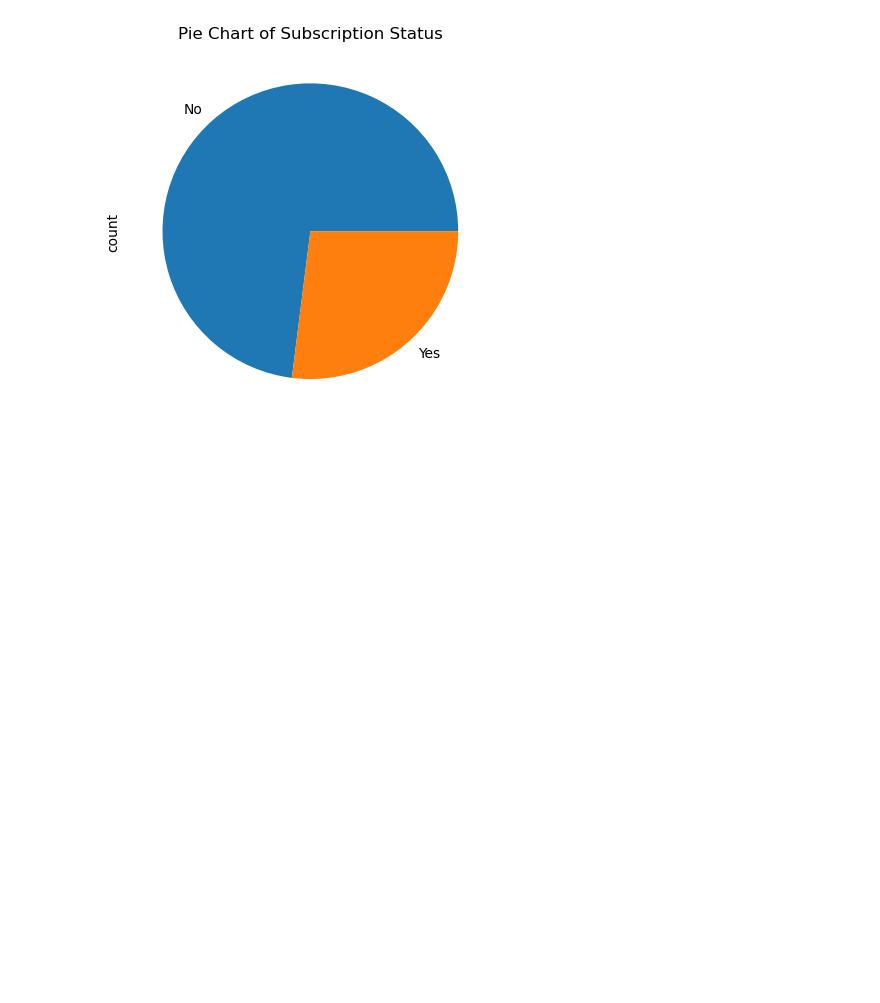
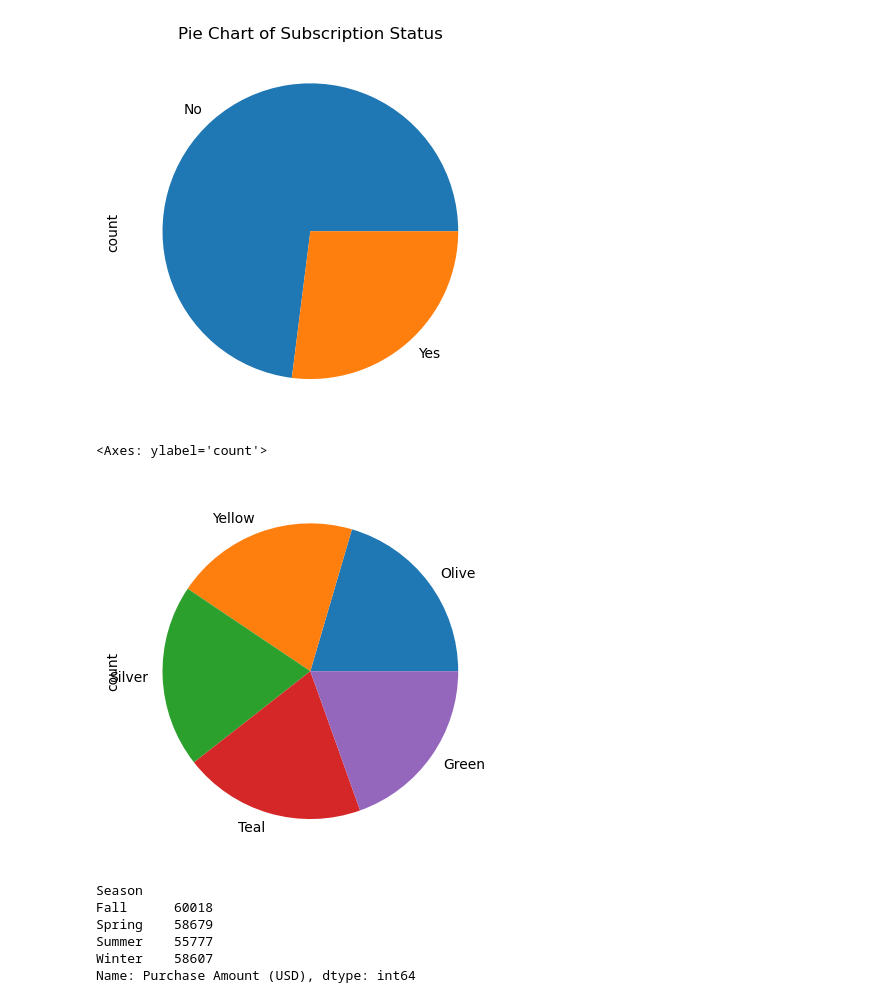
Before and after one commit to markprubin/misc-da, a Jupyter notebook: shopping-trends/shopping_trends.ipynb, the cells around one changed output. Drawn from its saved outputs; the diff is of its cells as text; code cells hidden in the pictures; blank space fills up the shorter version.

```diff
--- a/shopping-trends/shopping_trends.ipynb
+++ b/shopping-trends/shopping_trends.ipynb
@@ -128,4 +128,16 @@ plt.show()
 # %% [output]
 [figure]
 # %%
-data["Color"].value
+data["Color"].value_counts().head().plot(kind="pie")
+# %% [output]
+<Axes: ylabel='count'>
+[figure, added]
+# %%
+data.groupby("Season")["Purchase Amount (USD)"].sum()
+# %% [output]
+Season
+Fall      60018
+Spring    58679
+Summer    55777
+Winter    58607
+Name: Purchase Amount (USD), dtype: int64
```
Also changed, not shown: parts of 18 cells of this notebook.
